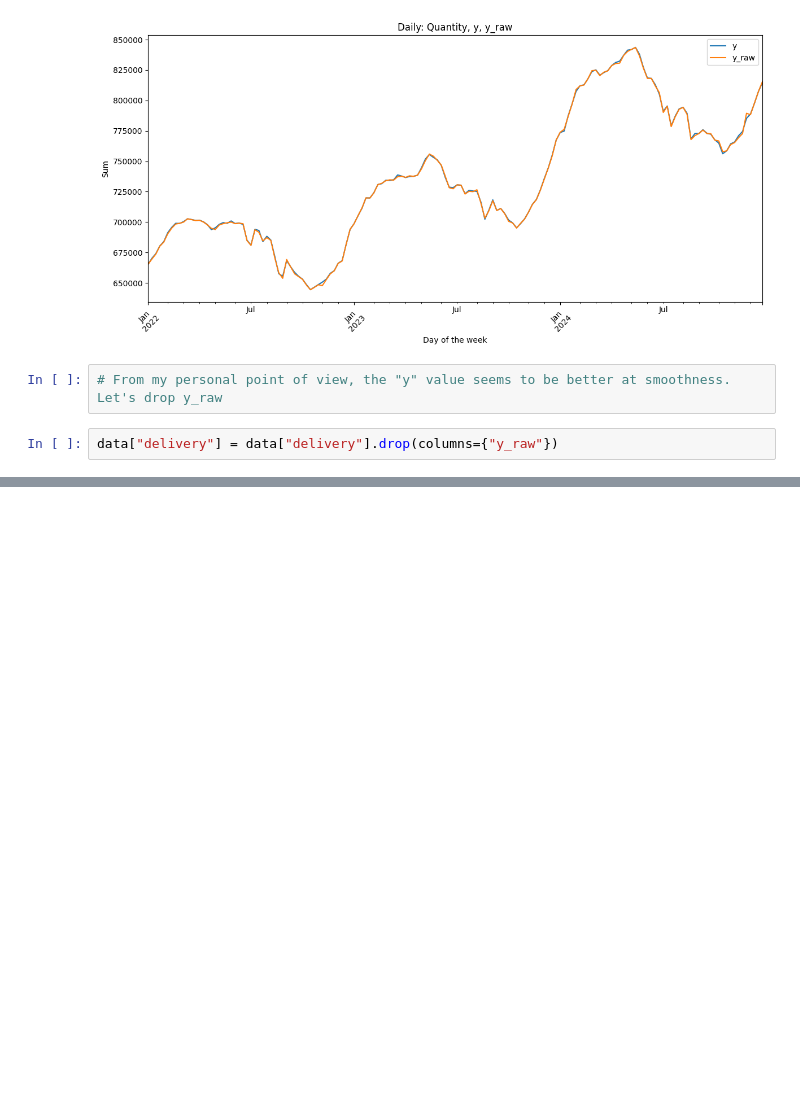
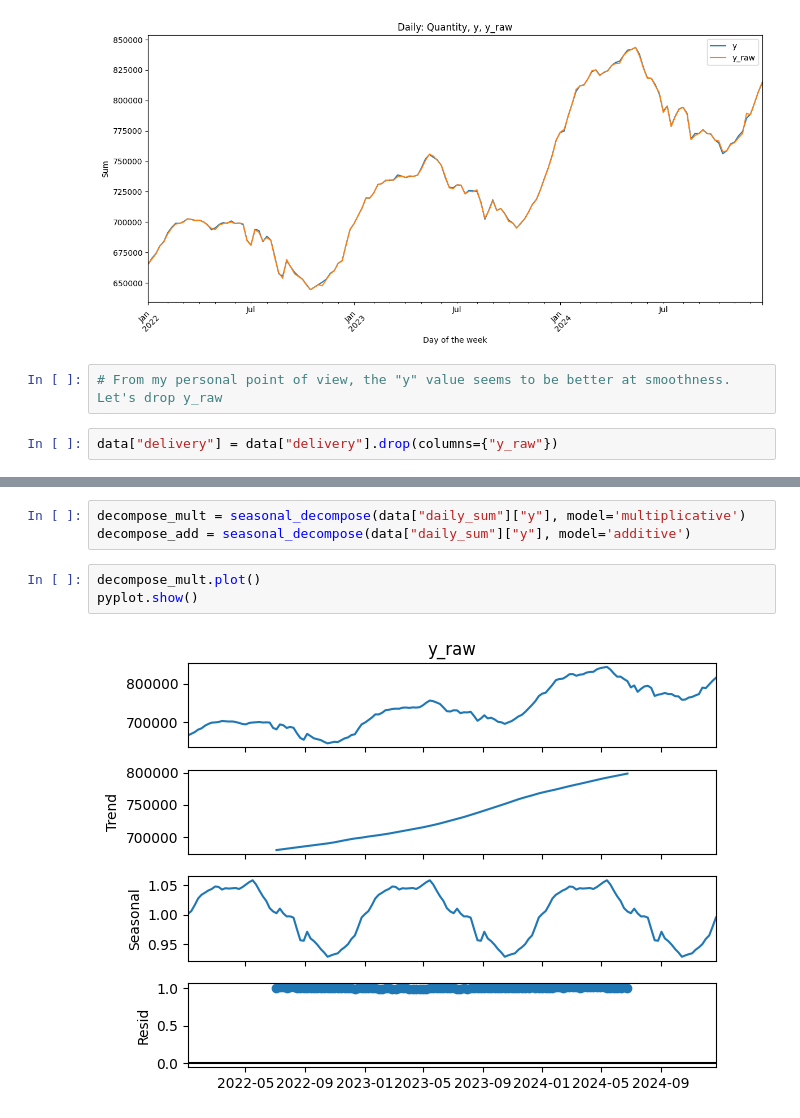
Before and after one commit to sailor-elite/Milk_delivery_prediction, a Jupyter notebook: Time_Series_analysis.ipynb, the cells around one changed output, grey strips where cells are left out. Drawn from its saved outputs; the diff is of its cells as text; blank space fills up the shorter version.

```diff
--- a/Time_Series_analysis.ipynb
+++ b/Time_Series_analysis.ipynb
@@ -141,0 +163,8 @@ data["delivery"] = data["delivery"].drop(columns={"y_raw"})
+# %%
+decompose_mult = seasonal_decompose(data["daily_sum"]["y"], model='multiplicative')
+decompose_add = seasonal_decompose(data["daily_sum"]["y"], model='additive')
+# %%
+decompose_mult.plot()
+pyplot.show()
+# %% [output]
+[figure, added]
```
Also changed, not shown: parts of 29 cells of this notebook.
